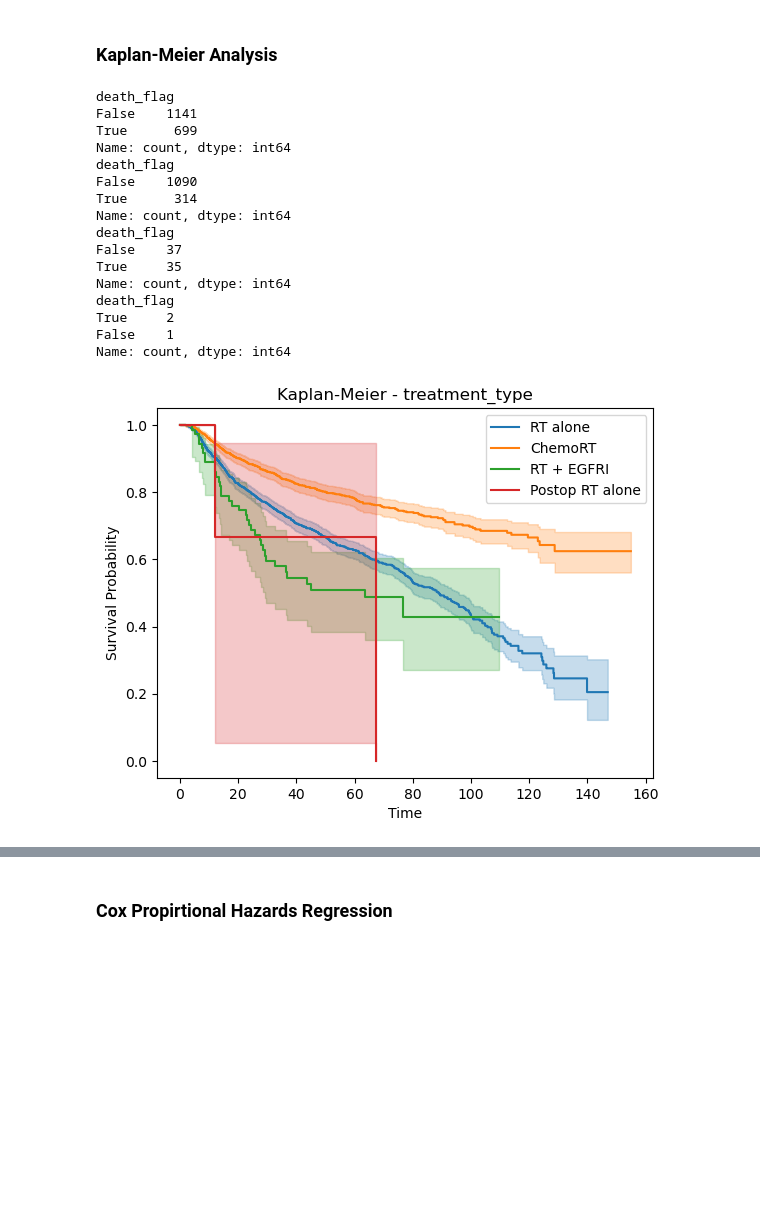
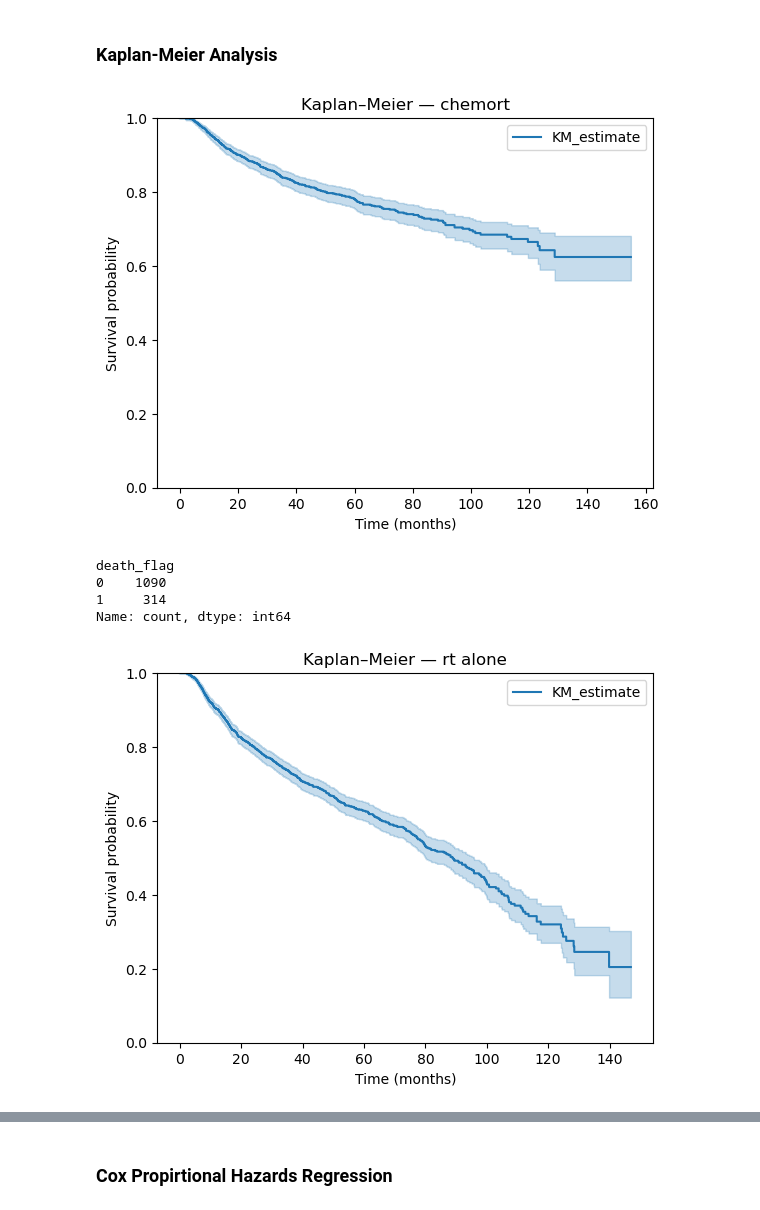
Before and after one commit to veronicruz/BINF5507-Assignment1, a Jupyter notebook: Assignment 4/Scripts/main.ipynb, the cells around one changed output, grey strips where cells are left out. Drawn from its saved outputs; the diff is of its cells as text; code cells hidden in the pictures; blank space fills up the shorter version.

Commit message:
cox and kaplan changes

```diff
--- a/Assignment 4/Scripts/main.ipynb
+++ b/Assignment 4/Scripts/main.ipynb
@@ -98,46 +87,57 @@ See the caveats in the documentation: https://pandas.pydata.org/pandas-docs/stab
 # %% [markdown]
 ### Kaplan-Meier Analysis
 # %%
-#------- Kaplan-Meier Survival Curves for 2 groups (Treatment, age, tumor stage)
+#------- Kaplan-Meier Survival Curves for 2 groups (Treatment" ChemoRT and RT alone)
+
+"""
 def plot_kaplan_meier(data, colName):
     # Fit the Kaplan-Meier estimator
     kmf = KaplanMeierFitter()
     for col in data[colName].unique():
-        subData = data.loc[data[colName] == col]
-        print(subData['death_flag'].value_counts())
-        kmf.fit(subData['time_months'], event_observed=subData['death_flag'], label = col)
+       subData = data.loc[data[colName] == col]
+       print(subData['death_flag'].value_counts())
+       kmf.fit(subData['time_months'], event_observed=subData['death_flag'], label = col)
 
-        # Plot the Kaplan-Meier curve
-        kmf.plot_survival_function()
+    # Plot the Kaplan-Meier curve
+    kmf.plot_survival_function()
     plt.title(f'Kaplan-Meier - {colName}')
-    plt.xlabel('Time')
+    plt.xlabel('Time (Months)')
     plt.ylabel('Survival Probability')
+    plt.tight_layout()
     plt.show()
+"""
 
-#plot for group  1: Treatment type
-plot_kaplan_meier(clean_data, 'treatment_type')
+#plot for group  1: chemrt
+kmf = KaplanMeierFitter()
+kmf.fit(chemort['time_months'], event_observed=chemort['death_flag'])
+kmf.plot_survival_function()
+plt.title('Kaplan–Meier — chemort')
+plt.xlabel('Time (months)'); plt.ylabel('Survival probability'); plt.ylim(0,1)
+plt.show()
+print(chemort['death_flag'].value_counts())
 
-#plot for group  2: Cancer Stage
-plot_kaplan_meier(clean_data, 'cancer_stage')
+#plot for group 2: rt alone
+kmf = KaplanMeierFitter()
+kmf.fit(rt['time_months'], event_observed=rt['death_flag'])
+kmf.plot_survival_function()
+plt.title('Kaplan–Meier — rt alone')
+plt.xlabel('Time (months)'); plt.ylabel('Survival probability'); plt.ylim(0,1)
+plt.show()
+print(rt['death_flag'].value_counts())
+
 #Log rank test for group 1
-
+results = logrank_test(
+    chemort['time_months'], rt['time_months'],
+    event_observed_A=chemort['death_flag'],
+    event_observed_B=rt['death_flag']
+)
+results.print_summary
 #log rank test for group 2
 # %% [output]
+[figure, new version]
 death_flag
-False    1141
-True      699
+0    1090
+1     314
 Name: count, dtype: int64
-death_flag
-False    1090
-True      314
-Name: count, dtype: int64
-death_flag
-False    37
-True     35
-Name: count, dtype: int64
-death_flag
-True     2
-False    1
-Name: count, dtype: int64
-[figure, old version]
+[figure, new version]
 death_flag
```
Also changed, not shown: parts of 4 cells of this notebook.
